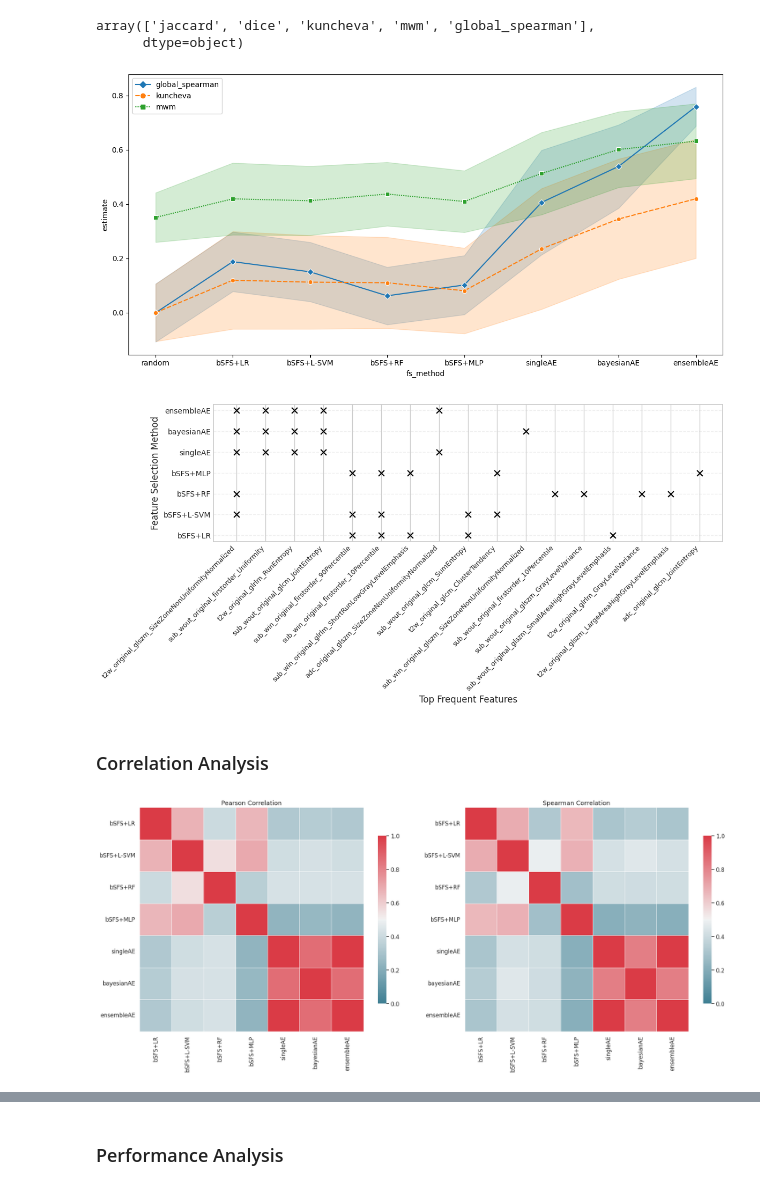
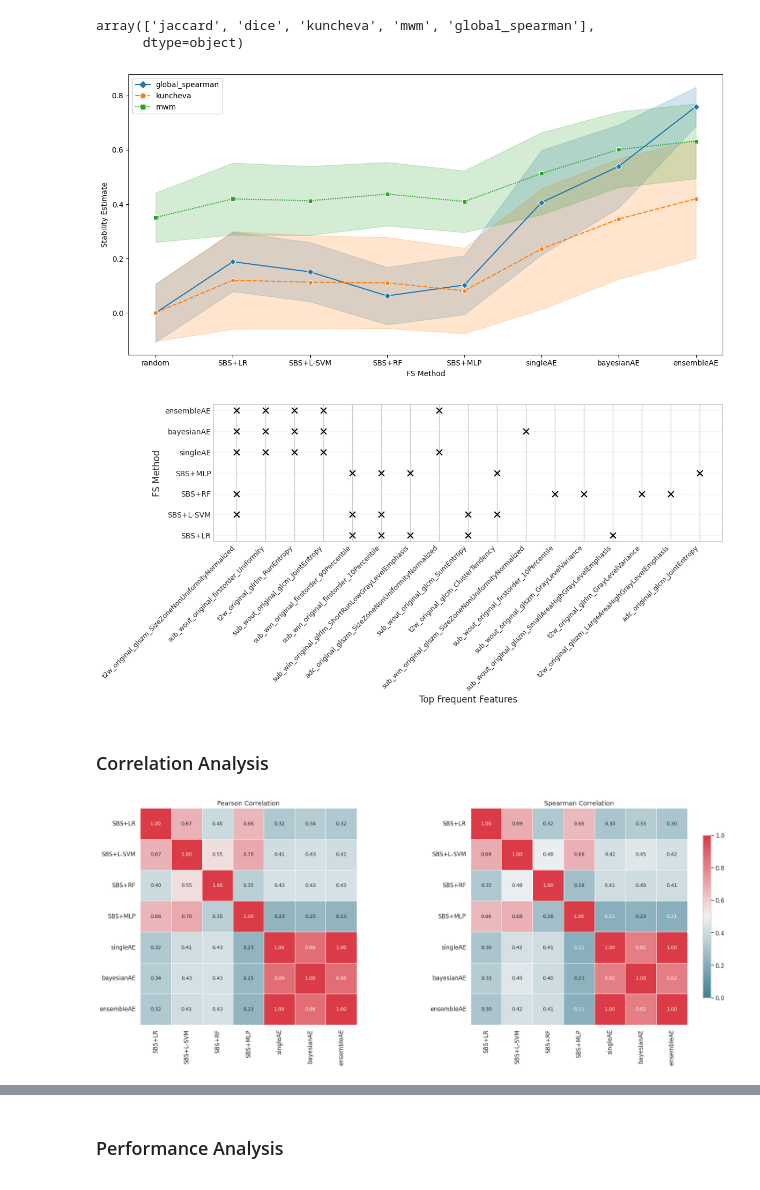
Before and after one commit to sithin-int/autoencoder, a Jupyter notebook: notebooks/stability_analysis.ipynb, the cells around one changed output, grey strips where cells are left out. Saved outputs shown, nothing was run; the diff lists cells and outputs as text; code cells hidden in the pictures.

Commit message:
bSFS updated to SBS in figures

```diff
--- a/notebooks/stability_analysis.ipynb
+++ b/notebooks/stability_analysis.ipynb
@@ -108,10 +110,10 @@ custom_order = [
 
 label_mapping = {
     "random": "random",
-    "backwardSFS/LogisticRegression": "bSFS+LR",
-    "backwardSFS/SVC": "bSFS+L-SVM",
-    "backwardSFS/RandomForestClassifier": "bSFS+RF",
-    "backwardSFS/MLPClassifier": "bSFS+MLP",
+    "backwardSFS/LogisticRegression": "SBS+LR",
+    "backwardSFS/SVC": "SBS+L-SVM",
+    "backwardSFS/RandomForestClassifier": "SBS+RF",
+    "backwardSFS/MLPClassifier": "SBS+MLP",
     "oneDSAE": "singleAE",
     "bayesianDSAE": "bayesianAE",
     "ensembleDSAE": "ensembleAE"
@@ -152,6 +154,8 @@ sns.lineplot(
     hue_order=["global_spearman", "kuncheva", "mwm"],
     style_order=["global_spearman", "kuncheva", "mwm"]
 )
+plt.xlabel("FS Method")
+plt.ylabel("Stability Estimate")
 
 # Horizontal line for random
 # plt.axhline(y=random_mean, color='blue', linestyle='--', label='random')
@@ -181,7 +185,7 @@ plt.savefig("stability_plot.tif", format="tiff", dpi=600)
 
 plt.show()
 # %% [output]
-[figure, old version]
+[figure, new version]
 # %%
 # Figure 2
 
@@ -238,10 +242,10 @@ fs_methods = [
 ]
 label_mapping = {
     "random": "random",
-    "backwardSFS/LogisticRegression": "bSFS+LR",
-    "backwardSFS/SVC": "bSFS+L-SVM",
-    "backwardSFS/RandomForestClassifier": "bSFS+RF",
-    "backwardSFS/MLPClassifier": "bSFS+MLP",
+    "backwardSFS/LogisticRegression": "SBS+LR",
+    "backwardSFS/SVC": "SBS+L-SVM",
+    "backwardSFS/RandomForestClassifier": "SBS+RF",
+    "backwardSFS/MLPClassifier": "SBS+MLP",
     "oneDSAE": "singleAE",
     "bayesianDSAE": "bayesianAE",
     "ensembleDSAE": "ensembleAE"
@@ -267,7 +271,7 @@ ax.set_xticklabels(pivot.columns, rotation=45, ha='right', fontsize=9)
 
 # Add labels and styling
 ax.set_xlabel("Top Frequent Features", fontsize=12)
-ax.set_ylabel("Feature Selection Method", fontsize=12)
+ax.set_ylabel("FS Method", fontsize=12)
 # ax.set_title("Top Features Selected by Different Methods", fontsize=14)
 ax.grid(axis='y', linestyle='--', alpha=0.3)
 ax.tick_params(axis='both', which='major', length=0)
@@ -278,7 +282,7 @@ plt.savefig("freq_plot.tif", format="tiff", dpi=600)
 
 plt.show()
 # %% [output]
-[figure, old version]
+[figure, new version]
 # %% [markdown]
 ### Correlation Analysis
 # %%
@@ -322,46 +326,49 @@ signature_dict = dict(zip(fs_methods, top_feats))
 pearson_corr_df = mwm(signature_dict, feats_df, corr_method='pearson').abs()
 spearman_corr_df = mwm(signature_dict, feats_df, corr_method='spearman').abs()
 # %%
-plt.figure(figsize=(20, 8))
+fig, axes = plt.subplots(1, 2, figsize=(20, 8))
 
 # Define a beautiful colormap
 cmap = sns.diverging_palette(220, 10, as_cmap=True)
 
 rename_map = {
-    "backwardSFS/LogisticRegression": "bSFS+LR",
-    "backwardSFS/SVC": "bSFS+L-SVM",
-    "backwardSFS/RandomForestClassifier": "bSFS+RF",
-    "backwardSFS/MLPClassifier": "bSFS+MLP",
+    "backwardSFS/LogisticRegression": "SBS+LR",
+    "backwardSFS/SVC": "SBS+L-SVM",
+    "backwardSFS/RandomForestClassifier": "SBS+RF",
+    "backwardSFS/MLPClassifier": "SBS+MLP",
     "oneDSAE": "singleAE",
     "bayesianDSAE": "bayesianAE",
     "ensembleDSAE": "ensembleAE"
 }
 
-pearson_corr_df = pearson_corr_df.rename(index=rename_map, columns=rename_map)
-spearman_corr_df = spearman_corr_df.rename(index=rename_map, columns=rename_map)
+_pearson_corr_df = pearson_corr_df.rename(index=rename_map, columns=rename_map)
+_spearman_corr_df = spearman_corr_df.rename(index=rename_map, columns=rename_map)
 
-plt.subplot(1, 2, 1)
-sns.heatmap(
-    pearson_corr_df, cmap=cmap, square=True, linewidth=0.5,
-    cbar_kws={'shrink': 0.75}, vmin=0, vmax=1
+ax1 = axes[0]
+hm1 = sns.heatmap(
+    _pearson_corr_df, cmap=cmap, square=True, linewidth=0.5, cbar=False,
+    vmin=0, vmax=1, annot = True, fmt=".2f", annot_kws={"size":10}, ax=ax1 #cbar_kws={'shrink': 0.75},
 )
-plt.title("Pearson Correlation")
+ax1.set_title("Pearson Correlation")
 
 # --- Right: Spearman ---
-plt.subplot(1, 2, 2)
-sns.heatmap(
-    spearman_corr_df, cmap=cmap, square=True, linewidth=0.5,
-    cbar_kws={'shrink': 0.75}, vmin=0, vmax=1
+ax2 = axes[1]
+hm2 = sns.heatmap(
+    _spearman_corr_df, cmap=cmap, square=True, linewidth=0.5, cbar=False,
+    vmin=0, vmax=1, annot = True, fmt=".2f", annot_kws={"size":10}, ax=ax2
 )
-plt.title("Spearman Correlation")
+
+cbar = fig.colorbar(hm2.collections[0], ax=ax2, shrink=0.75, location='right')
+
+ax2.set_title("Spearman Correlation")
 
 plt.tight_layout()
 
 plt.savefig("corr_plot.tif", format="tiff", dpi=600)
 
 plt.show()
 # %% [output]
-[figure, old version]
+[figure, new version]
 # %%
 print("correlation with all investigated FS methods")
 
```
Also changed, not shown: parts of 3 cells of this notebook.
